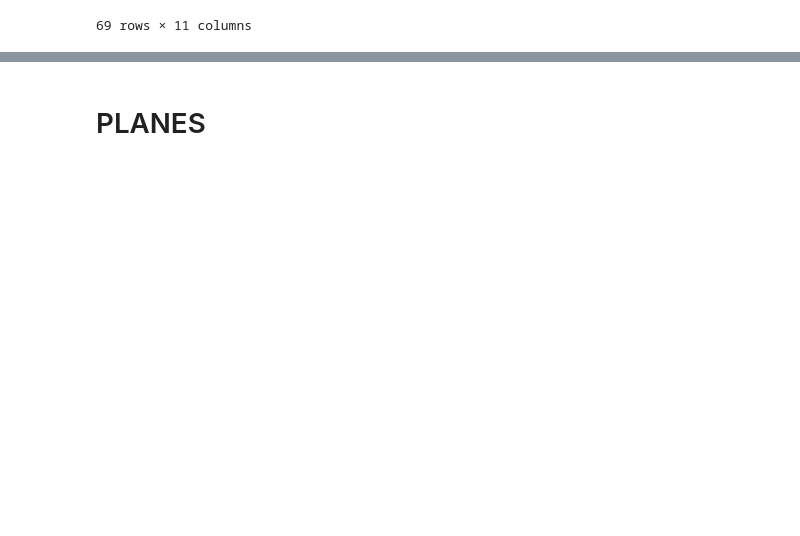
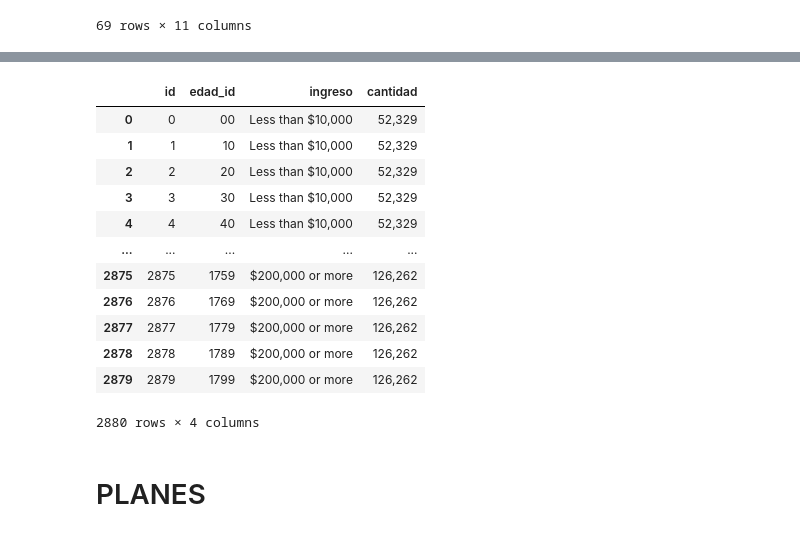
Before and after one commit to Lorena20U/proyect_bi, a Jupyter notebook: etl_censo.ipynb, the cells around one changed output, grey strips where cells are left out. Cells and saved outputs as stored; diff of their text form; code cells hidden in the pictures; blank space fills up the shorter version.

```diff
--- a/etl_censo.ipynb
+++ b/etl_censo.ipynb
@@ -162,3 +170,53 @@ ingresos
+# %%
+def age_range_to_list(age_range_str):
+    age_range = re.findall(r"\d+", age_range_str)
+    age_range = [int(x) for x in age_range]
+    start = age_range[0]
+    if(len(age_range) > 1):
+        end = age_range[1]
+        age_list = [(i, i+4) for i in range(start, end+1, 5)]
+    elif(len(age_range) == 1):
+        if(start == 65):
+            age_list = [(65,69),(70,74),(75,79),(80,84),(85)]
+        elif(start == 25):
+            age_list = [(5),(5,9),(10,14),(15,19),(20,24)]
+    return age_list
+# %%
+new_rows = []
+for i, row in ingresos.iterrows():
+    age_list = age_range_to_list(row["edad"])
+    for age in age_list:
+        new_row = row.copy()
+        if(type(age) is int):
+            if(age == 5):
+                new_row["edad"] = f"Under {age} years"
+            elif(age == 85):
+                new_row["edad"] = f"{age} years and over"
+        else:
+            new_row["edad"] = f"{age[0]} to {age[1]} years"
+        new_rows.append(new_row)
+tabla_ingresos = pd.DataFrame(new_rows)
+tabla_ingresos = pd.merge(tabla_ingresos, estados, how="left" ,left_on='estado', right_on='estados')
+tabla_ingresos = tabla_ingresos.rename(columns={"estado":"estado2",
+                                  "index":"estado"})
+tabla_ingresos = pd.merge(tabla_ingresos, edades, how="left", on=["edad","estado"]).reset_index()
+tabla_ingresos = tabla_ingresos[["index","id","ingresos","cantidad_x"]]
+tabla_ingresos.columns = ["id","edad_id","ingreso","cantidad"]
+tabla_ingresos
+# %% [output]
+|  | id | edad_id | ingreso | cantidad |
+| 0 | 0 | 00 | Less than $10,000 | 52,329 |
+| 1 | 1 | 10 | Less than $10,000 | 52,329 |
+| 2 | 2 | 20 | Less than $10,000 | 52,329 |
+| 3 | 3 | 30 | Less than $10,000 | 52,329 |
+| 4 | 4 | 40 | Less than $10,000 | 52,329 |
+| ... | ... | ... | ... | ... |
+| 2875 | 2875 | 1759 | $200,000 or more | 126,262 |
+| 2876 | 2876 | 1769 | $200,000 or more | 126,262 |
+| 2877 | 2877 | 1779 | $200,000 or more | 126,262 |
+| 2878 | 2878 | 1789 | $200,000 or more | 126,262 |
+| 2879 | 2879 | 1799 | $200,000 or more | 126,262 |
+2880 rows × 4 columns
 # %% [markdown]
 # PLANES
 # %%
```
Also changed, not shown: parts of 6 cells of this notebook.
